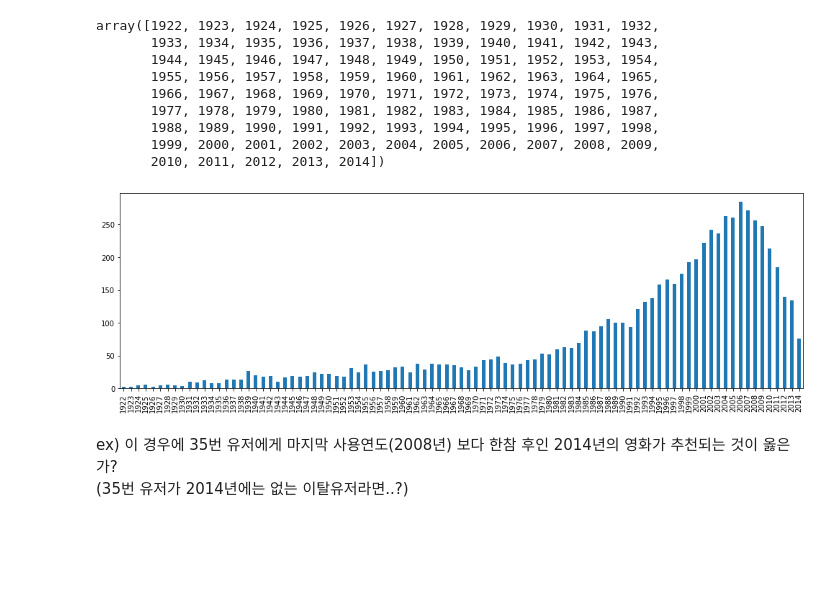
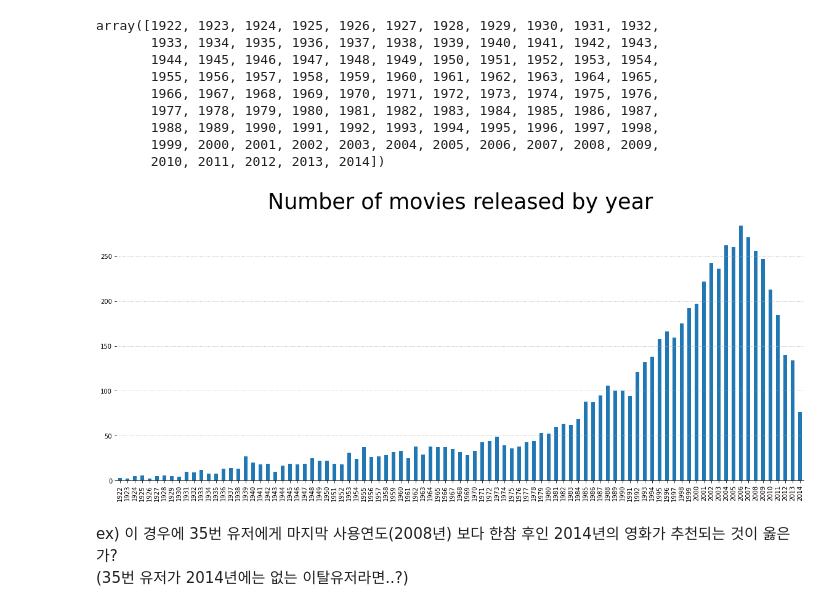
Before and after one commit to SNMHZ/movie-recommendation, a Jupyter notebook: practice/T3080/EDA.ipynb, the cells around one changed output. Drawn from its saved outputs; the diff is of its cells as text; code cells hidden in the pictures; blank space fills up the shorter version.

```diff
--- a/practice/T3080/EDA.ipynb
+++ b/practice/T3080/EDA.ipynb
@@ -469,13 +505,19 @@ array([1922, 1923, 1924, 1925, 1926, 1927, 1928, 1929, 1930, 1931, 1932,
        1999, 2000, 2001, 2002, 2003, 2004, 2005, 2006, 2007, 2008, 2009,
        2010, 2011, 2012, 2013, 2014])
 # %%
-fig, ax = plt.subplots(figsize=(17,5))
+fig, ax = plt.subplots(figsize=(20,8))
 
 year['year'].value_counts().sort_index().plot.bar(ax=ax)
+ax.spines['left'].set_visible(False)
+ax.spines['right'].set_visible(False)
+ax.spines['top'].set_visible(False)
+
+ax.set_title('Number of movies released by year', fontsize = 35)
+ax.grid(axis='y', linestyle=':', which='major')
 
 plt.show()
 # %% [output]
-[figure, old version]
+[figure, new version]
 # %% [markdown]
 ex) 이 경우에 35번 유저에게 마지막 사용연도(2008년) 보다 한참 후인 2014년의 영화가 추천되는 것이 옳은가?
 (35번 유저가 2014년에는 없는 이탈유저라면..?)
```
Also changed, not shown: parts of 12 cells of this notebook.
